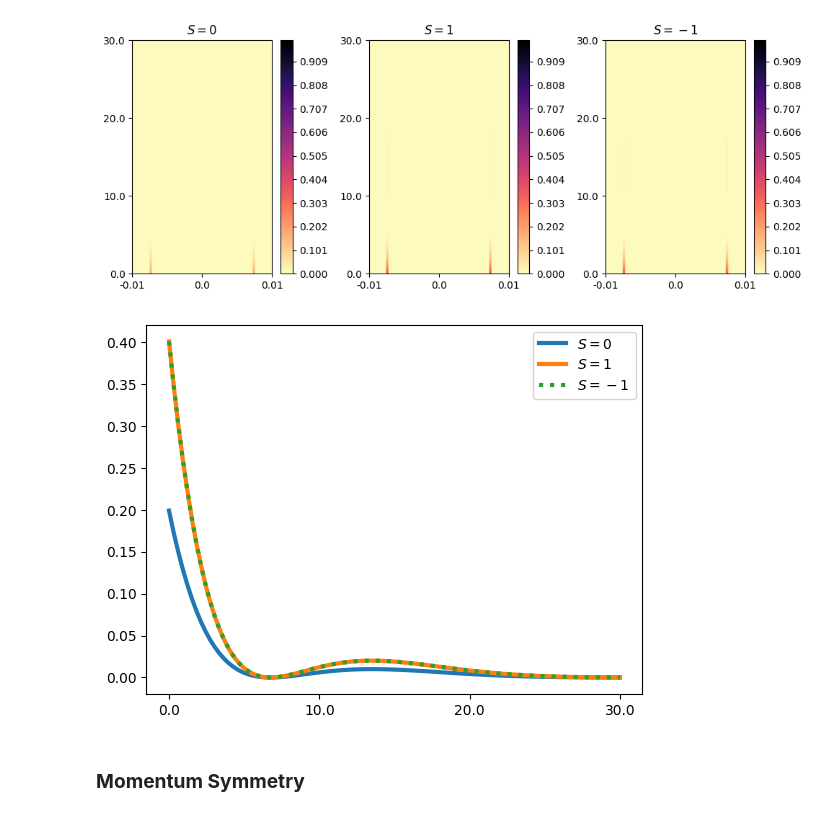
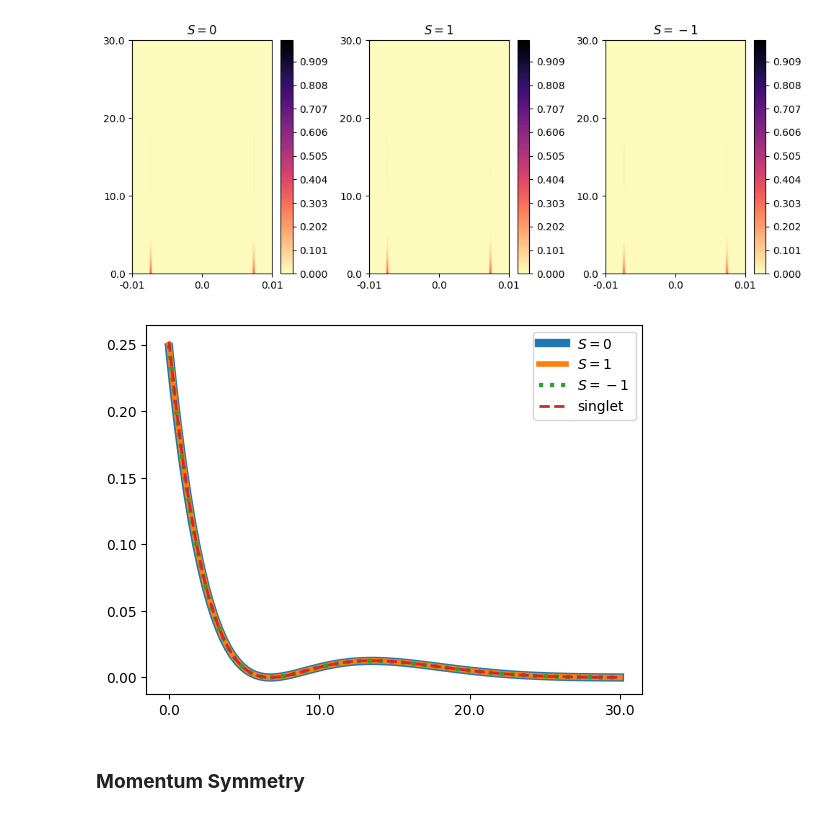
Before and after one commit to danidimic/MTI_SC_Gorkov, a Jupyter notebook: Pairing_Averaged_TI.ipynb, the cells around one changed output. Cells and saved outputs as stored; diff of their text form; code cells hidden in the pictures.

```diff
--- a/Pairing_Averaged_TI.ipynb
+++ b/Pairing_Averaged_TI.ipynb
@@ -288,20 +297,22 @@ plt.show()
 # %% [output]
 [figure]
 # %%
-norm = np.sum(f0+fp1+fm1, axis=0)[0]
+norm = np.sum(ft_0+ft_p1+ft_m1+fs_0, axis=0)[0]
 
-plt.plot(np.sum(f0, axis=0)/norm, lw=3, label='$S=0$')
-plt.plot(np.sum(fp1, axis=0)/norm, lw=3, label='$S=1$')
-plt.plot(np.sum(fm1, axis=0)/norm, lw=3, label='$S=-1$', ls=':')
+plt.plot(np.sum(ft_0, axis=0)/norm, lw=6, label='$S=0$')
+plt.plot(np.sum(ft_p1, axis=0)/norm, lw=4, label='$S=1$')
+plt.plot(np.sum(ft_m1, axis=0)/norm, lw=3, label='$S=-1$', ls=':')
+
+plt.plot(np.sum(fs_0, axis=0)/norm, lw=2, label='singlet', ls='--')
 
 plt.xticks(y_ticks, y_labels);
 
 plt.legend();
 
 #plt.savefig('PPT/TI_spin_comp.pdf', bbox_inches='tight', pad_inches=0.1)
 #plt.savefig('PPT/TI_spin_comp.svg', bbox_inches='tight', pad_inches=0.1)
 # %% [output]
-[figure, old version]
+[figure, new version]
 # %% [markdown]
 ### **Momentum Symmetry**
 # %%
```
Also changed, not shown: parts of 2 cells of this notebook, 5 other files.
